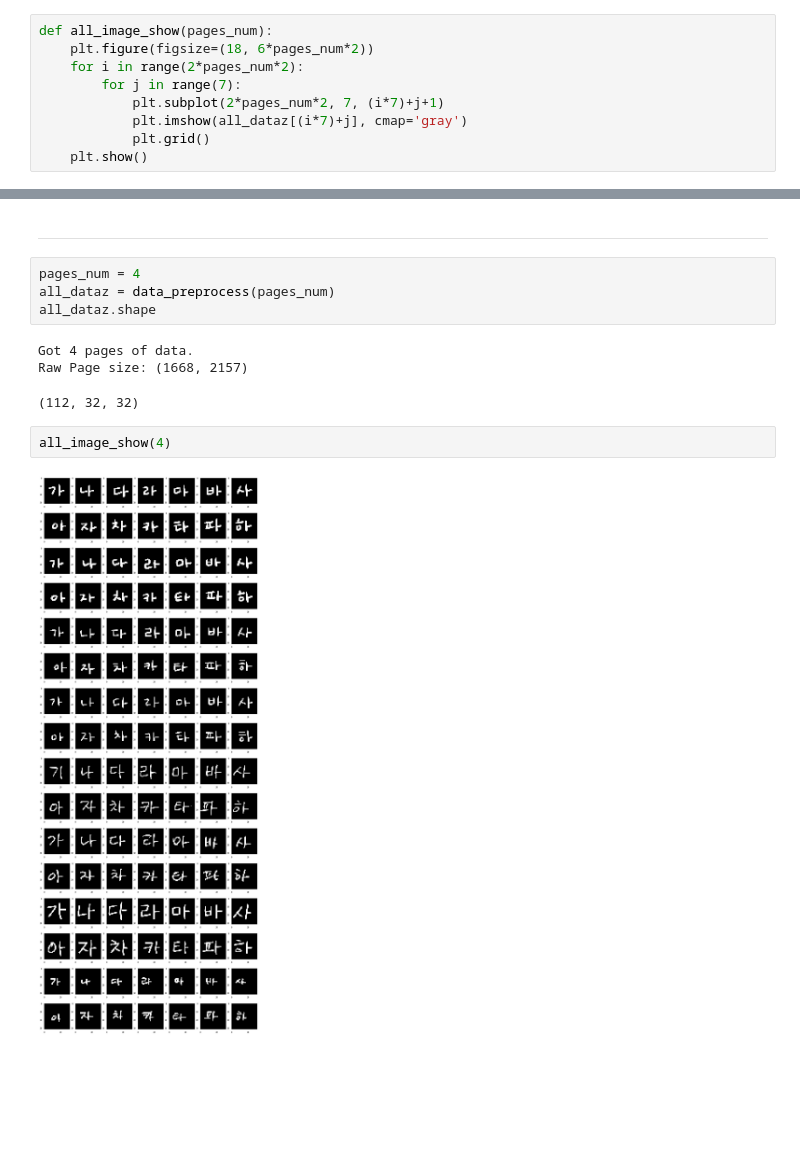
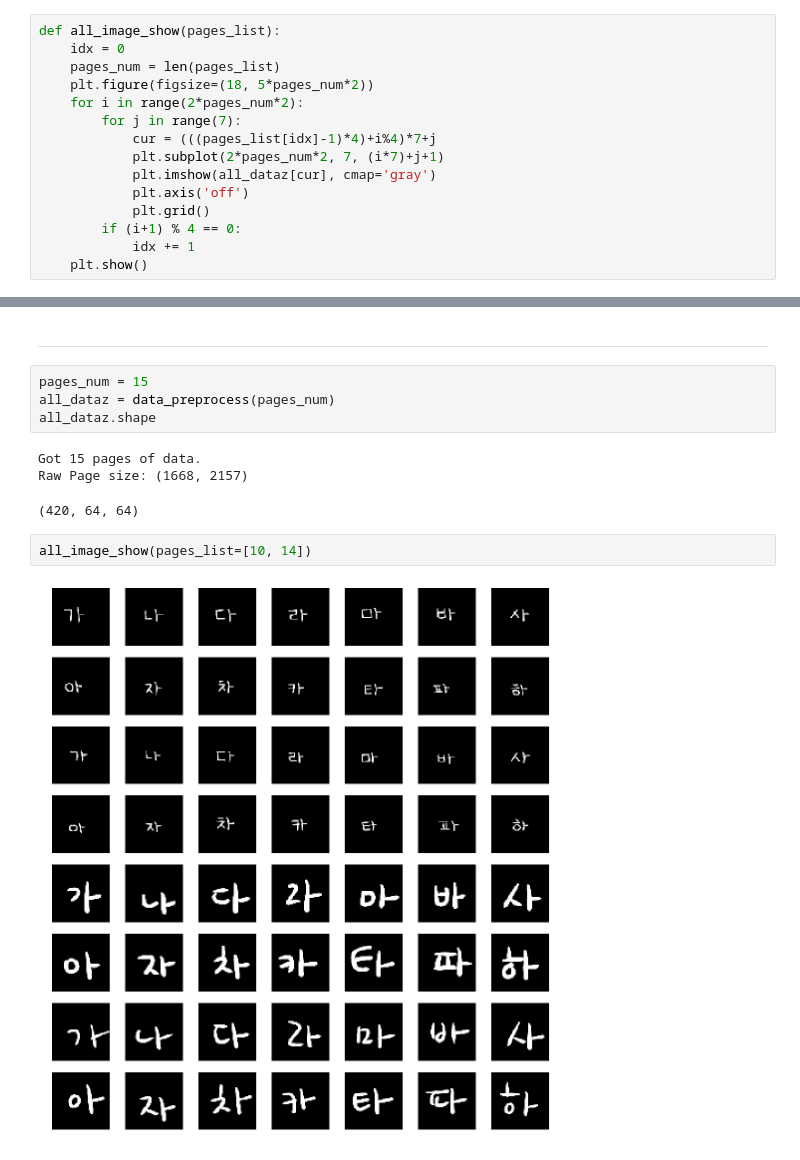
Before and after one commit to jeina7/GAN-handwriting-styler, a Jupyter notebook: 02_image_crop.ipynb, the cells around one changed output, grey strips where cells are left out. Saved outputs shown, nothing was run; the diff lists cells and outputs as text; blank space fills up the shorter version.

```diff
--- a/02_image_crop.ipynb
+++ b/02_image_crop.ipynb
@@ -64,12 +65,18 @@ def data_preprocess(pages_num):
 
     return np.array(all_dataz)
 # %%
-def all_image_show(pages_num):
-    plt.figure(figsize=(18, 6*pages_num*2))
+def all_image_show(pages_list):
+    idx = 0
+    pages_num = len(pages_list)
+    plt.figure(figsize=(18, 5*pages_num*2))
     for i in range(2*pages_num*2):
         for j in range(7):
+            cur = (((pages_list[idx]-1)*4)+i%4)*7+j
             plt.subplot(2*pages_num*2, 7, (i*7)+j+1)
-            plt.imshow(all_dataz[(i*7)+j], cmap='gray')
+            plt.imshow(all_dataz[cur], cmap='gray')
+            plt.axis('off')
             plt.grid()
+        if (i+1) % 4 == 0:
+            idx += 1
     plt.show()
 # %%
@@ -105,14 +108,14 @@ show_letter(lower_set)
 # %% [markdown]
 ---
 # %%
-pages_num = 4
+pages_num = 15
 all_dataz = data_preprocess(pages_num)
 all_dataz.shape
 # %% [output]
-Got 4 pages of data.
+Got 15 pages of data.
 Raw Page size: (1668, 2157)
-(112, 32, 32)
+(420, 64, 64)
-# %%
-all_image_show(4)
-# %% [output]
-[figure, removed]
+# %%
+all_image_show(pages_list=[10, 14])
+# %% [output]
+[figure, added]
```
Also changed, not shown: parts of 6 cells of this notebook.
